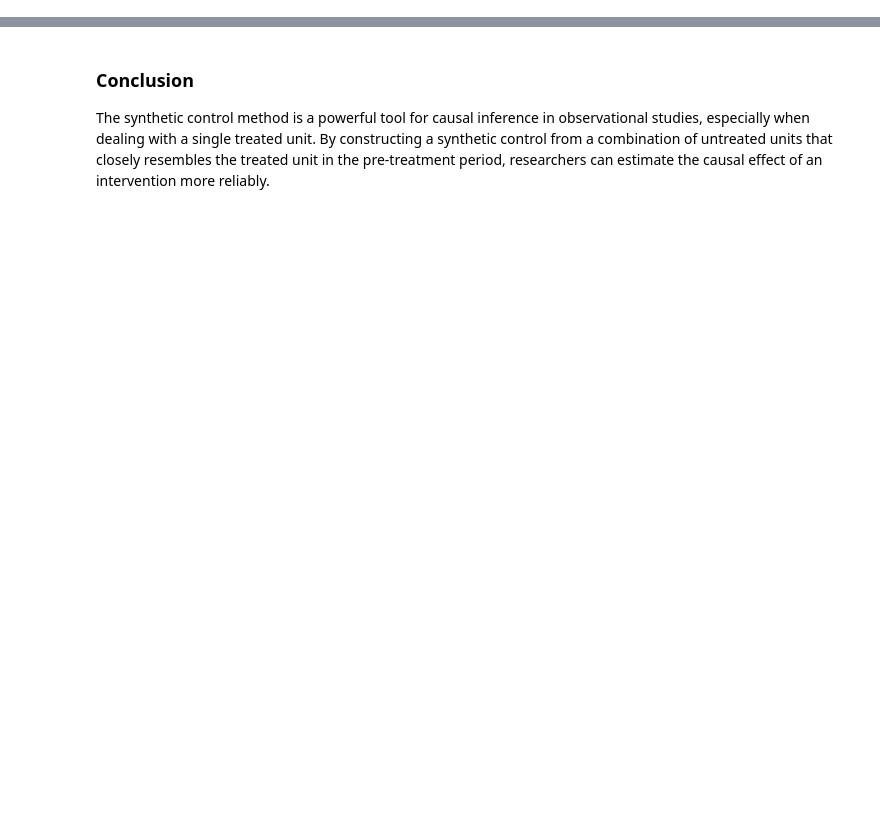
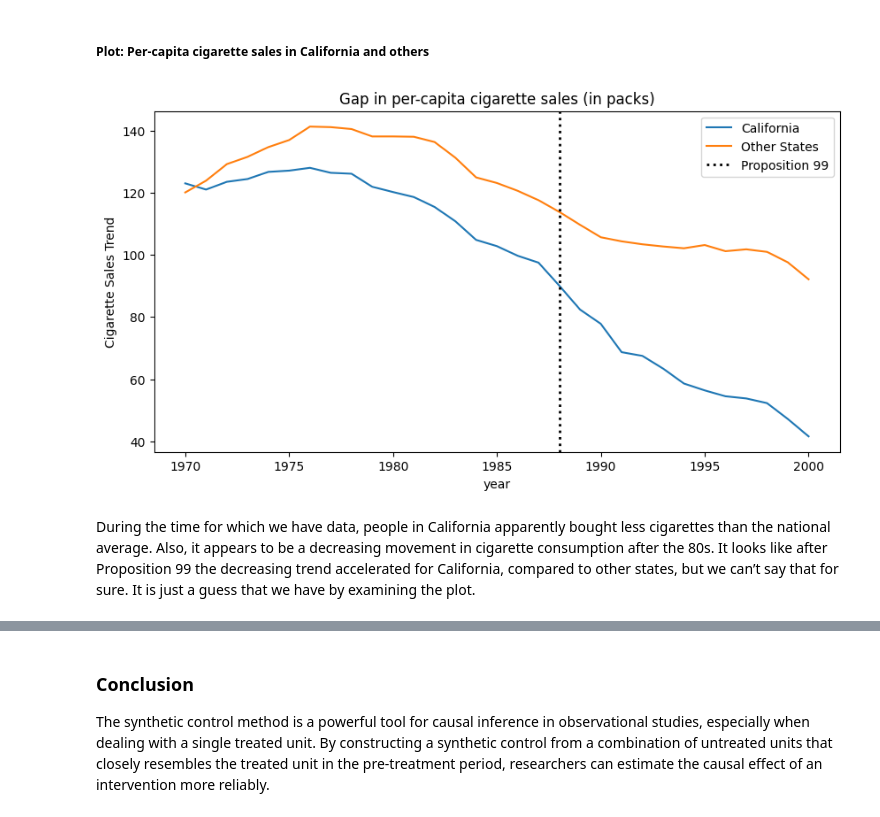
Before and after one commit to chaix026/Causal-Inference, a Jupyter notebook: Synthetic Control.ipynb, the cells around one changed output, grey strips where cells are left out. Cells and saved outputs as stored; diff of their text form; code cells hidden in the pictures; blank space fills up the shorter version.

```diff
--- a/Synthetic Control.ipynb
+++ b/Synthetic Control.ipynb
@@ -36,0 +31,5 @@ We need to find weights for the control units that minimize the difference betwe
+# %%
+url = "https://raw.githubusercontent.com/matheusfacure/python-causality-handbook/master/causal-inference-for-the-brave-and-true/data/smoking.csv"
+
+cigar = pd.read_csv(url)
+cigar.query("california").head()
@@ -36,0 +55,23 @@ We need to find weights for the control units that minimize the difference betwe
+# %% [markdown]
+##### Plot: Per-capita cigarette sales in California and others
+# %%
+# Assuming 'cigar' is your DataFrame
+fig, ax = plt.subplots(figsize=(10, 5))
+
+(cigar
+ .assign(california=lambda x: np.where(x["california"], "California", "Other States"))
+ .groupby(["year", "california"])["cigsale"]
+ .mean()
+ .reset_index()
+ .pivot(index="year", columns="california", values="cigsale")
+ .plot(ax=ax))
+
+plt.axvline(x=1988, ymin=0, ymax=1, linestyle=":", lw=2, color='black', label="Proposition 99")
+plt.ylabel("Cigarette Sales Trend")
+plt.title("Gap in per-capita cigarette sales (in packs)")
+plt.legend()
+plt.show()
+# %% [output]
+[figure, added]
+# %% [markdown]
+During the time for which we have data, people in California apparently bought less cigarettes than the national average. Also, it appears to be a decreasing movement in cigarette consumption after the 80s. It looks like after Proposition 99 the decreasing trend accelerated for California, compared to other states, but we can’t say that for sure. It is just a guess that we have by examining the plot.
```
Also changed, not shown: parts of 34 cells of this notebook, 1 other file.
